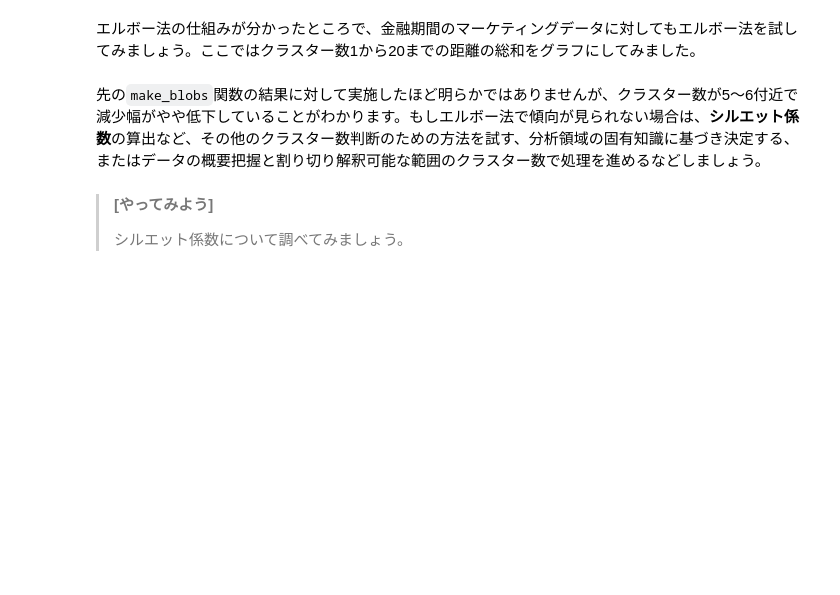
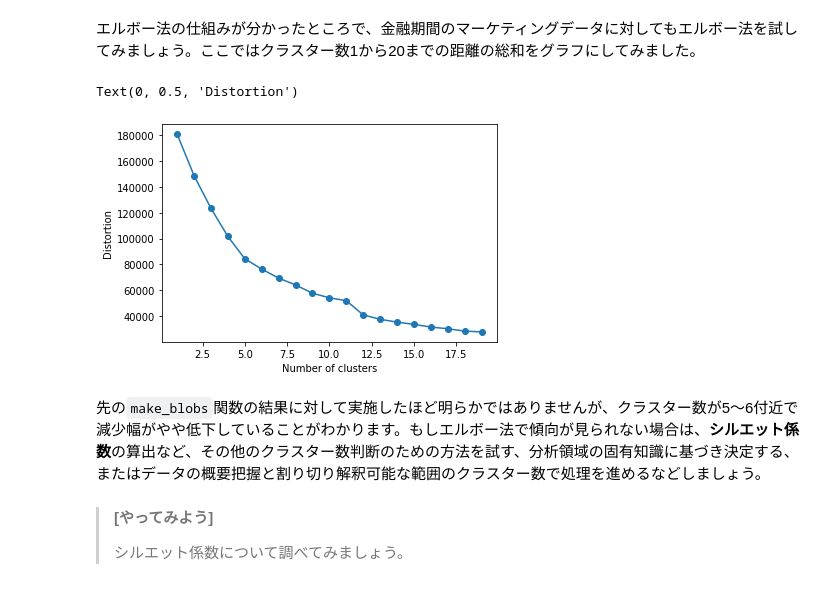
Before and after one commit to makkimaki/GCIwinter2019_assignments, a Jupyter notebook: week6/chapter8.ipynb, the cells around one changed output. Cells and saved outputs as stored; diff of their text form; code cells hidden in the pictures; blank space fills up the shorter version.

```diff
--- a/week6/chapter8.ipynb
+++ b/week6/chapter8.ipynb
@@ -303,15 +398,18 @@ plt.ylabel('Distortion')
 # %%
 # エルボー方による推定。クラスター数を1から20に増やして、それぞれの距離の総和を求める
 dist_list =[]
 for i in range(1,20):
     kmeans= KMeans(n_clusters=i, init='random', random_state=0)
     kmeans.fit(bank_sub_std)
     dist_list.append(kmeans.inertia_)
 
 # グラフを表示
-plt.plot(range(1,20), dist_list,marker='+')
+plt.plot(range(1,20), dist_list,marker='o')
 plt.xlabel('Number of clusters')
 plt.ylabel('Distortion')
+# %% [output]
+Text(0, 0.5, 'Distortion')
+[figure, added]
 # %% [markdown]
 先の`make_blobs`関数の結果に対して実施したほど明らかではありませんが、クラスター数が5〜6付近で減少幅がやや低下していることがわかります。もしエルボー法で傾向が見られない場合は、**シルエット係数**の算出など、その他のクラスター数判断のための方法を試す、分析領域の固有知識に基づき決定する、またはデータの概要把握と割り切り解釈可能な範囲のクラスター数で処理を進めるなどしましょう。
 # %% [markdown]
```
Also changed, not shown: parts of 53 cells of this notebook, 6 other files.
